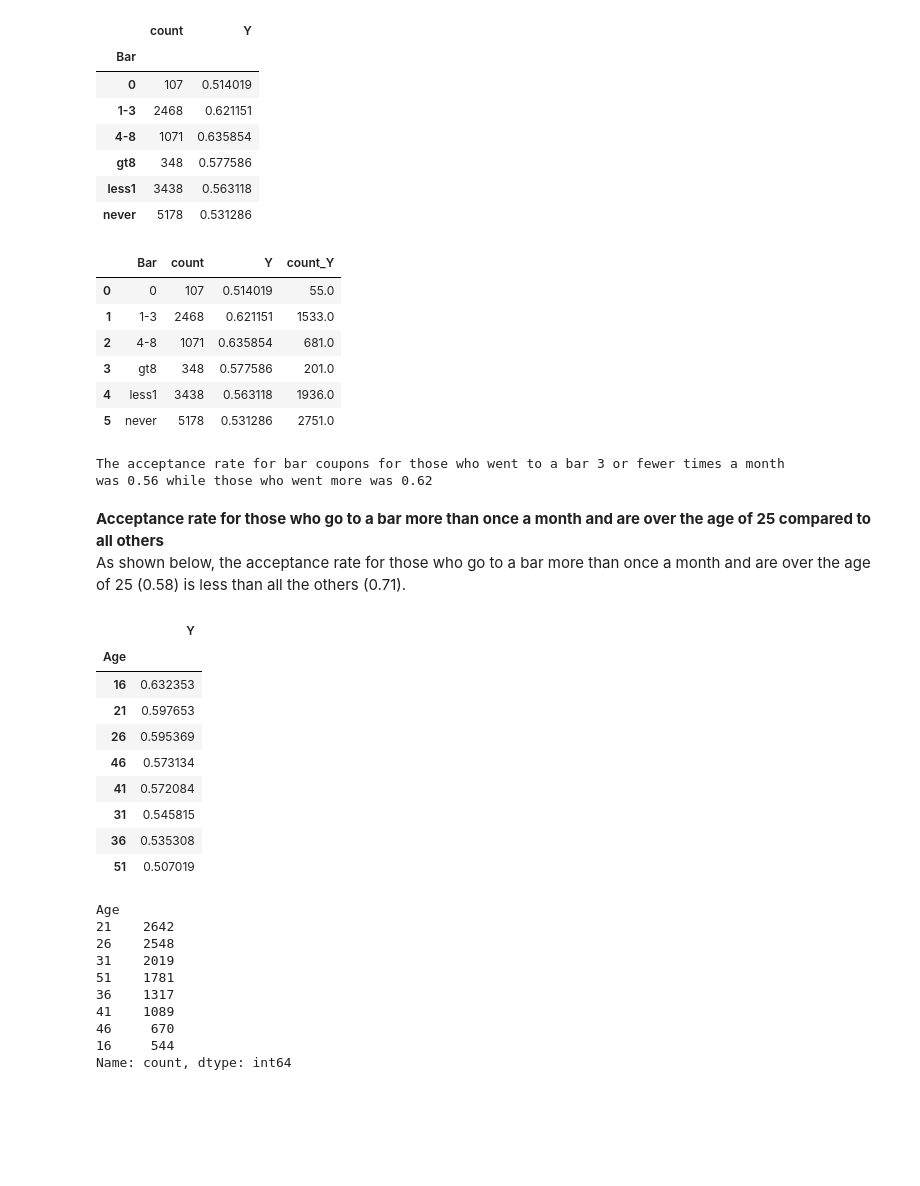
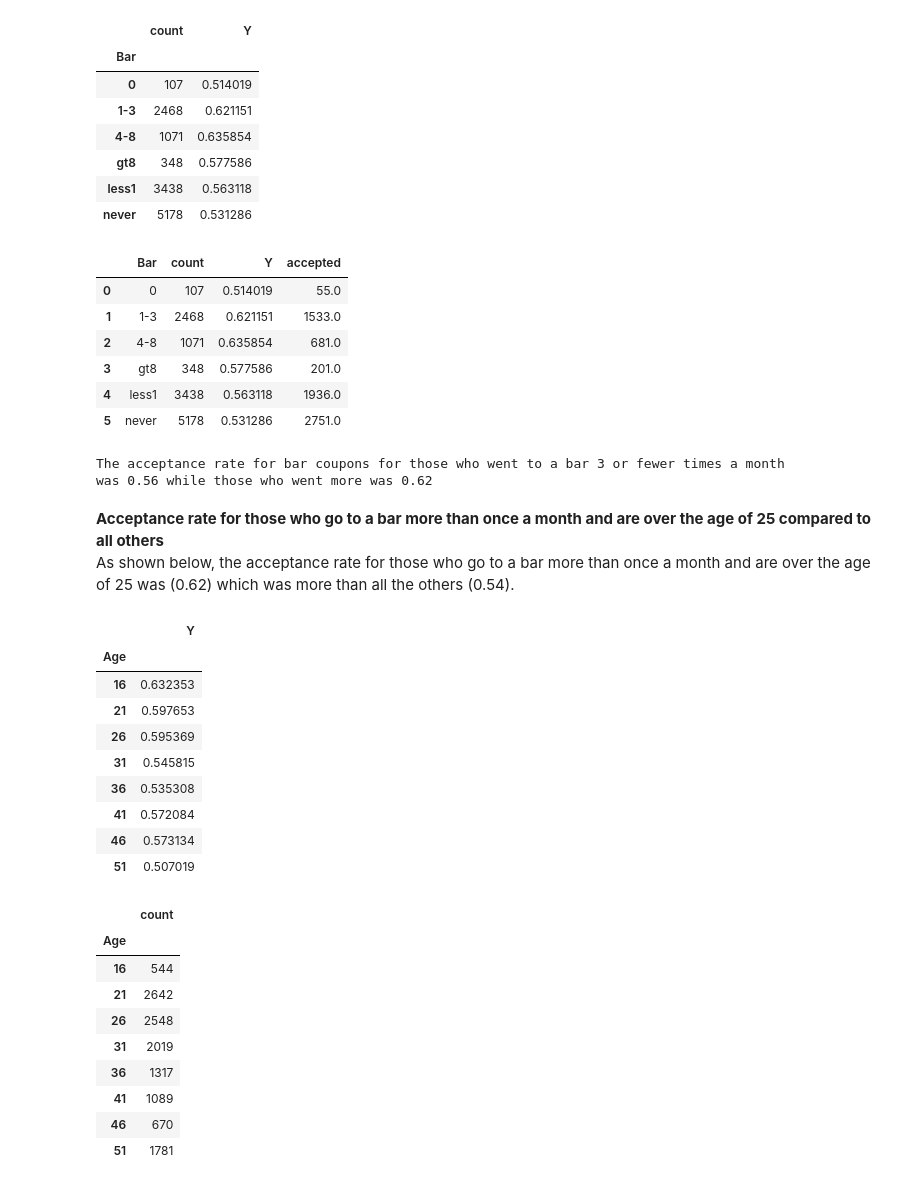
Before and after one commit to RonaldoBantayan27/Mauban1, a Jupyter notebook: 2Accept_Coupons.ipynb, the cells around one changed output. Cells and saved outputs as stored; diff of their text form; code cells hidden in the pictures; blank space fills up the shorter version.

```diff
--- a/2Accept_Coupons.ipynb
+++ b/2Accept_Coupons.ipynb
@@ -1156,11 +1155,12 @@ merged_Bar
 | less1 | 3438 | 0.563118 |
 | never | 5178 | 0.531286 |
 # %%
-merged_Bar['count_Y'] = merged_Bar['count'] * merged_Bar['Y']
+# set up a column for count multiplied by acceptance rate to get the accepted coupons
+merged_Bar['accepted'] = merged_Bar['count'] * merged_Bar['Y']
 merged_Bar_reset = merged_Bar.reset_index()
 merged_Bar_reset
 # %% [output]
-|  | Bar | count | Y | count_Y |
+|  | Bar | count | Y | accepted |
 | 0 | 0 | 107 | 0.514019 | 55.0 |
 | 1 | 1-3 | 2468 | 0.621151 | 1533.0 |
 | 2 | 4-8 | 1071 | 0.635854 | 681.0 |
@@ -1185,36 +1199,37 @@ The acceptance rate for bar coupons for those who went to a bar 3 or fewer times
 was 0.56 while those who went more was 0.62
 # %% [markdown]
 **Acceptance rate for those who go to a bar more than once a month and are over the age of 25 compared to all others**
-As shown below, the acceptance rate for those who go to a bar more than once a month and are over the age of 25 (0.58) is less than all the others (0.71).
+As shown below, the acceptance rate for those who go to a bar more than once a month and are over the age of 25 was (0.62) which was more than all the others (0.54).
 # %%
-# acceptance rates for 'Age'
+# acceptance rates for 'Age' sorted by 'Age'
 list_Age = coupons['Age'].unique()
-pct_acceptance_Age = coupons.query('Age in @list_Age').groupby('Age')[['Y']].mean()\
-    .sort_values(by='Y', ascending=False)
-pct_acceptance_Age
+proportion_acceptance_Age = coupons.query('Age in @list_Age').groupby('Age')[['Y']].mean()\
+    .sort_values(by='Age')
+proportion_acceptance_Age
 # %% [output]
 |  | Y |
 | Age |  |
 | 16 | 0.632353 |
 | 21 | 0.597653 |
 | 26 | 0.595369 |
-| 46 | 0.573134 |
-| 41 | 0.572084 |
 | 31 | 0.545815 |
 | 36 | 0.535308 |
+| 41 | 0.572084 |
+| 46 | 0.573134 |
 | 51 | 0.507019 |
 # %%
-# value counts for 'Age'
+# value counts for 'Age' sorted by 'Age'
 value_counts_Age = coupons['Age'].value_counts()
+value_counts_Age = value_counts_Age.to_frame().sort_values(by='Age')
 value_counts_Age
 # %% [output]
-Age
-21    2642
-26    2548
-31    2019
-51    1781
-36    1317
-41    1089
-46     670
-16     544
-Name: count, dtype: int64
+|  | count |
+| Age |  |
+| 16 | 544 |
+| 21 | 2642 |
+| 26 | 2548 |
+| 31 | 2019 |
+| 36 | 1317 |
+| 41 | 1089 |
+| 46 | 670 |
+| 51 | 1781 |
```
Also changed, not shown: parts of 83 cells of this notebook, 1 other file.
